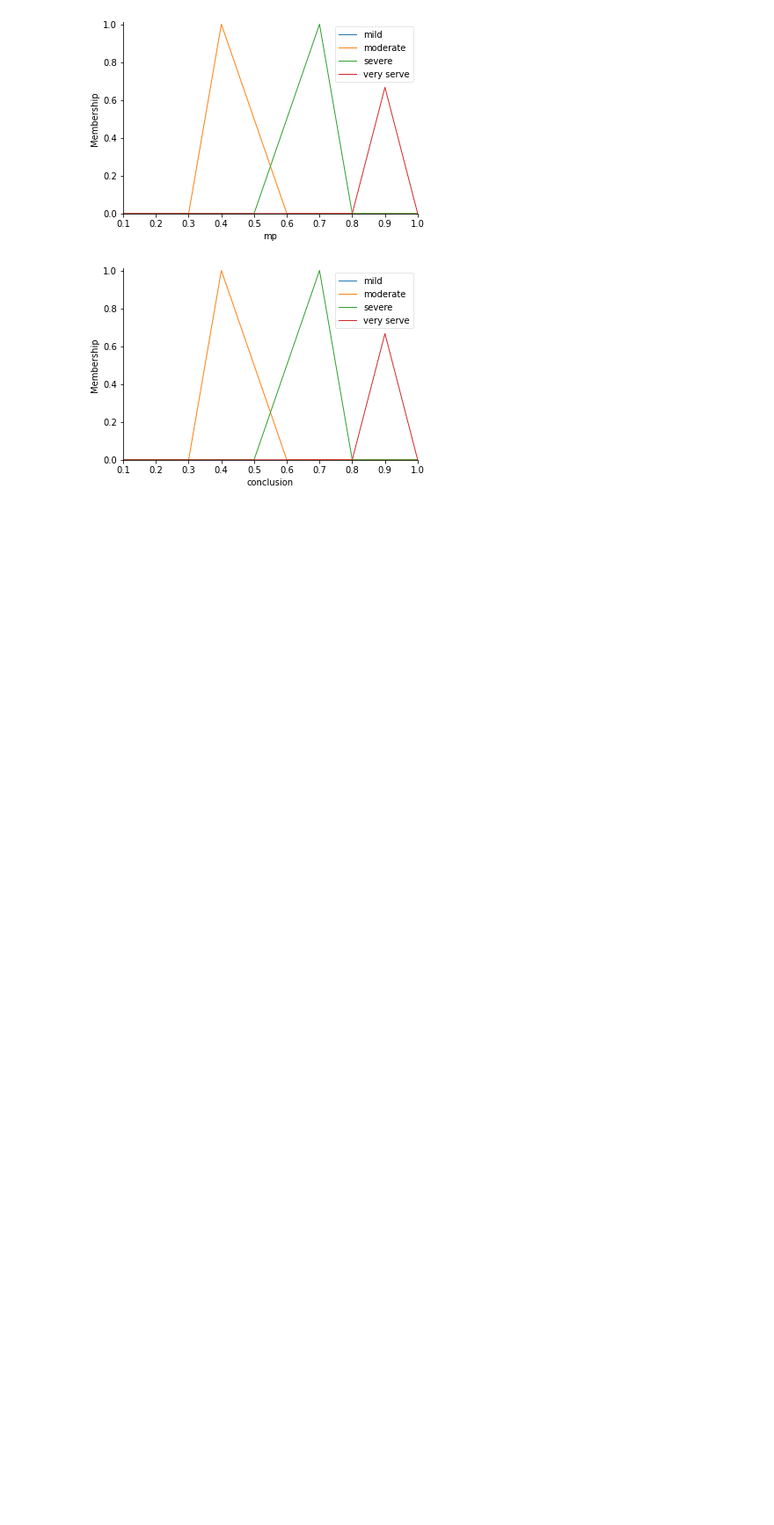
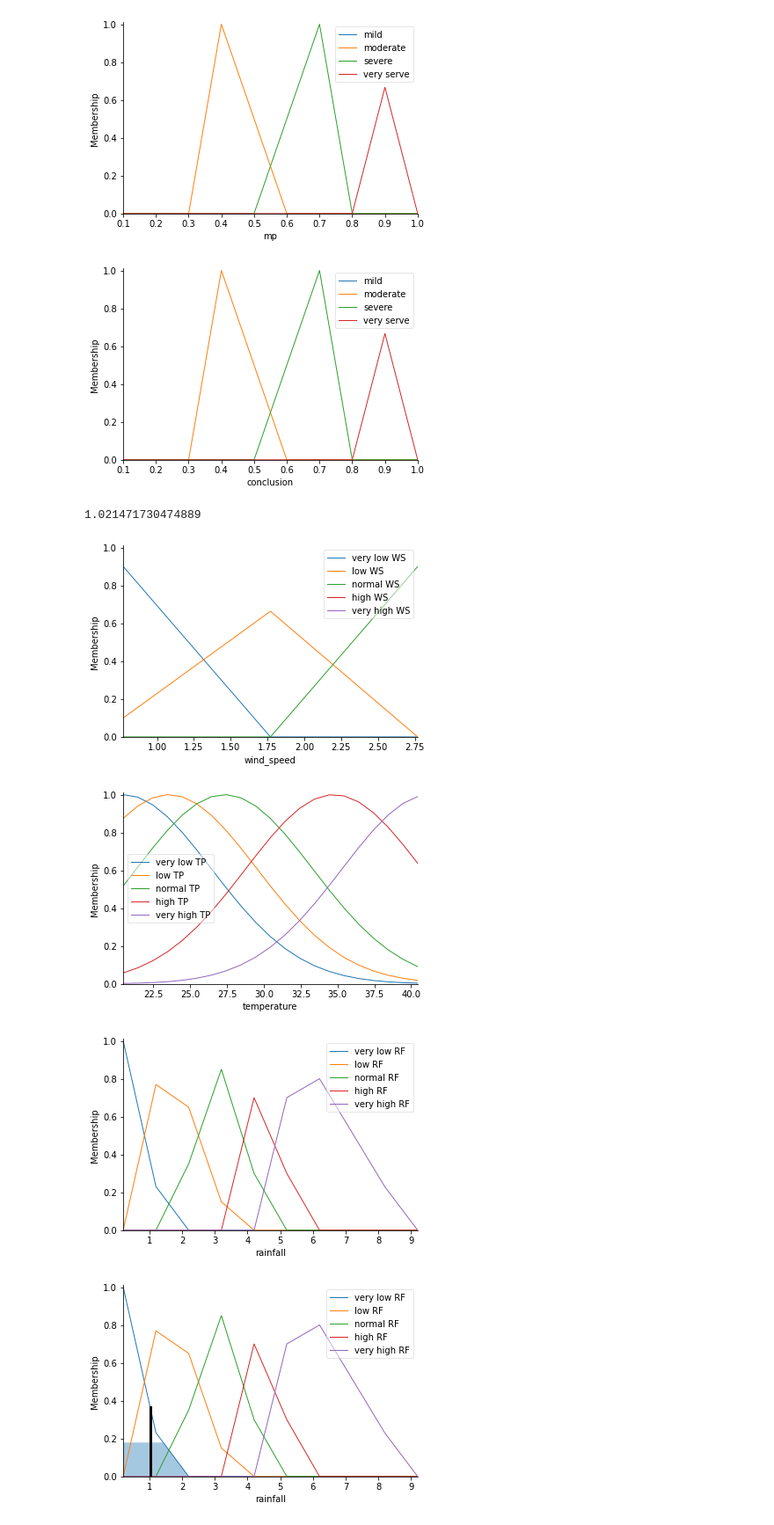
Before and after one commit to vuongngo1234/Ai-learning, a Jupyter notebook: homework.ipynb, the cells around one changed output. Shown at 88% size. Drawn from its saved outputs; the diff is of its cells as text; code cells hidden in the pictures; blank space fills up the shorter version.

```diff
--- a/homework.ipynb
+++ b/homework.ipynb
@@ -119,3 +110,54 @@ conclusion.view()
 [figure]
 [figure]
 [figure]
+# %%
+import numpy as np
+import skfuzzy as fuzz
+from skfuzzy import control as ctrl
+
+wind_speed = ctrl.Antecedent(np.arange(0.77,3.222,1),'wind_speed')
+temperature = ctrl.Antecedent(np.arange(20.444,41.323,1),'temperature')
+
+rainfall = ctrl.Consequent(np.arange(0.2,9.5,1),'rainfall')
+
+wind_speed['very low WS'] = fuzz.trimf(wind_speed.universe,[0.7,0.7,1.4])
+wind_speed['low WS'] = fuzz.trimf(wind_speed.universe,[0.7,1.4,2.5])
+wind_speed['normal WS'] = fuzz.trimf(wind_speed.universe,[2.5,2.8,2.9])
+wind_speed['high WS'] = fuzz.trimf(wind_speed.universe,[2.8,2.9,3])
+wind_speed['very high WS'] = fuzz.trimf(wind_speed.universe,[2.9,3,3.1])
+
+temperature['very low TP'] = fuzz.gaussmf(temperature.universe,20.45,6)
+temperature['low TP'] = fuzz.gaussmf(temperature.universe,23.55,6)
+temperature['normal TP'] = fuzz.gaussmf(temperature.universe,27.33,6)
+temperature['high TP'] = fuzz.gaussmf(temperature.universe,34.75,6)
+temperature['very high TP'] = fuzz.gaussmf(temperature.universe,41.3,6)
+
+rainfall['very low RF'] = fuzz.trimf(rainfall.universe,[0.2,0.2,1.5])
+rainfall['low RF'] = fuzz.trimf(rainfall.universe,[0.2,1.5,3.5])
+rainfall['normal RF'] = fuzz.trimf(rainfall.universe,[1.5,3.5,4.5])
+rainfall['high RF'] = fuzz.trimf(rainfall.universe,[3.5,4.5,5.5])
+rainfall['very high RF'] = fuzz.trimf(rainfall.universe,[4.5,5.5,9])
+
+wind_speed.view()
+temperature.view()
+rainfall.view()
+rule1 = ctrl.Rule(wind_speed['very low WS']&temperature['very low TP'],rainfall['very low RF'])
+rule2 = ctrl.Rule(wind_speed['low WS']&temperature['low TP'],rainfall['very low RF'])
+rule3 = ctrl.Rule(wind_speed['very high WS']&temperature['very high TP'],rainfall['very high RF'])
+rule4 = ctrl.Rule(wind_speed['high WS']&temperature['very high TP'],rainfall['high RF'])
+rule5 = ctrl.Rule(wind_speed['very high WS']&temperature['normal TP'],rainfall['high RF'])
+#Cho may hoc
+rainfall_ctrl= ctrl.ControlSystem([rule1,rule2,rule3,rule4,rule5])
+rainfalling = ctrl.ControlSystemSimulation(rainfall_ctrl)
+
+rainfalling.input['wind_speed']=2.5
+rainfalling.input['temperature']=26
+rainfalling.compute()
+print(rainfalling.output['rainfall'])
+rainfall.view(sim=rainfalling)
+# %% [output]
+1.021471730474889
+[figure, added]
+[figure, added]
+[figure, added]
+[figure, added]
```
Also changed, not shown: parts of 2 cells of this notebook.
